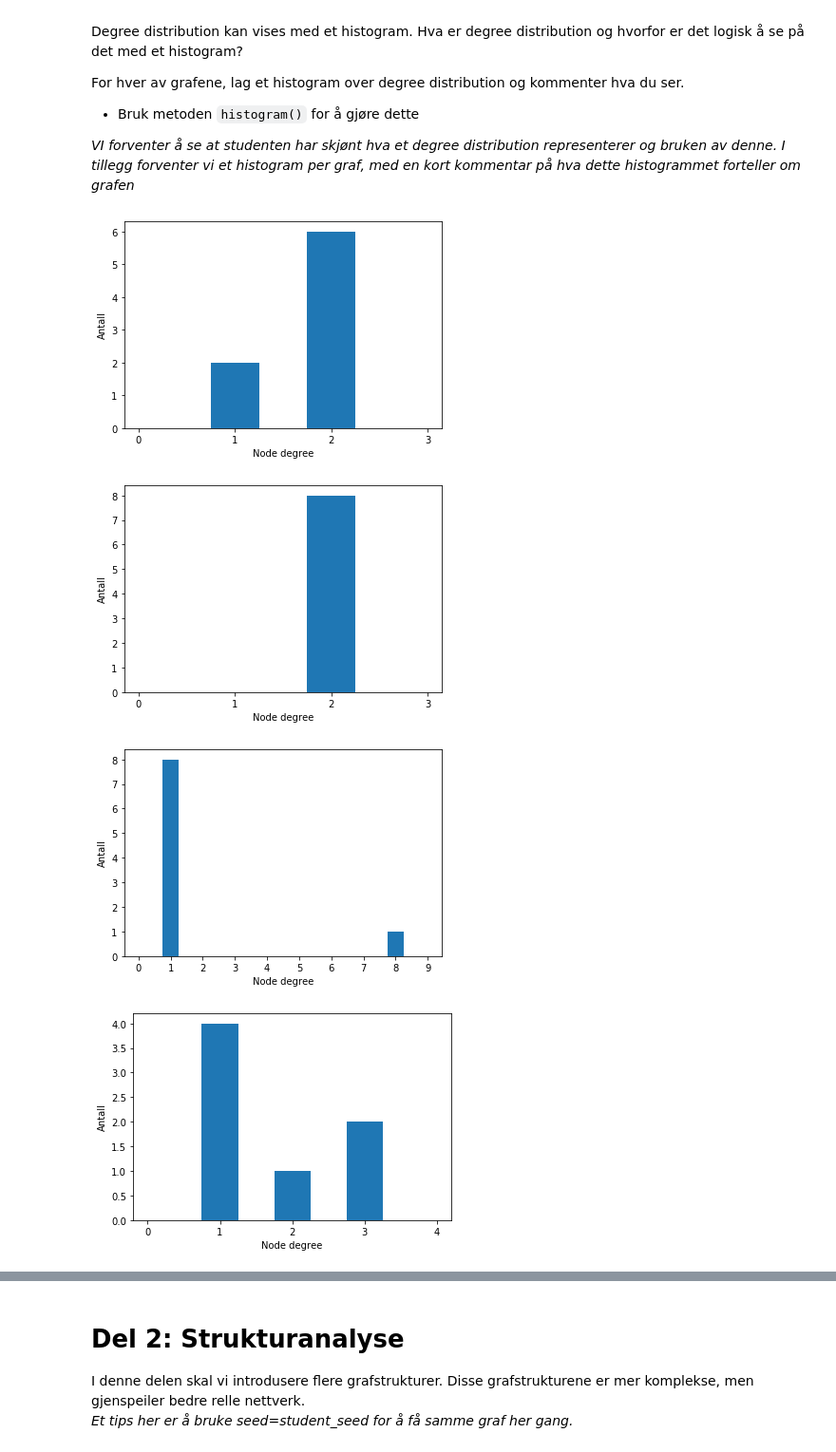
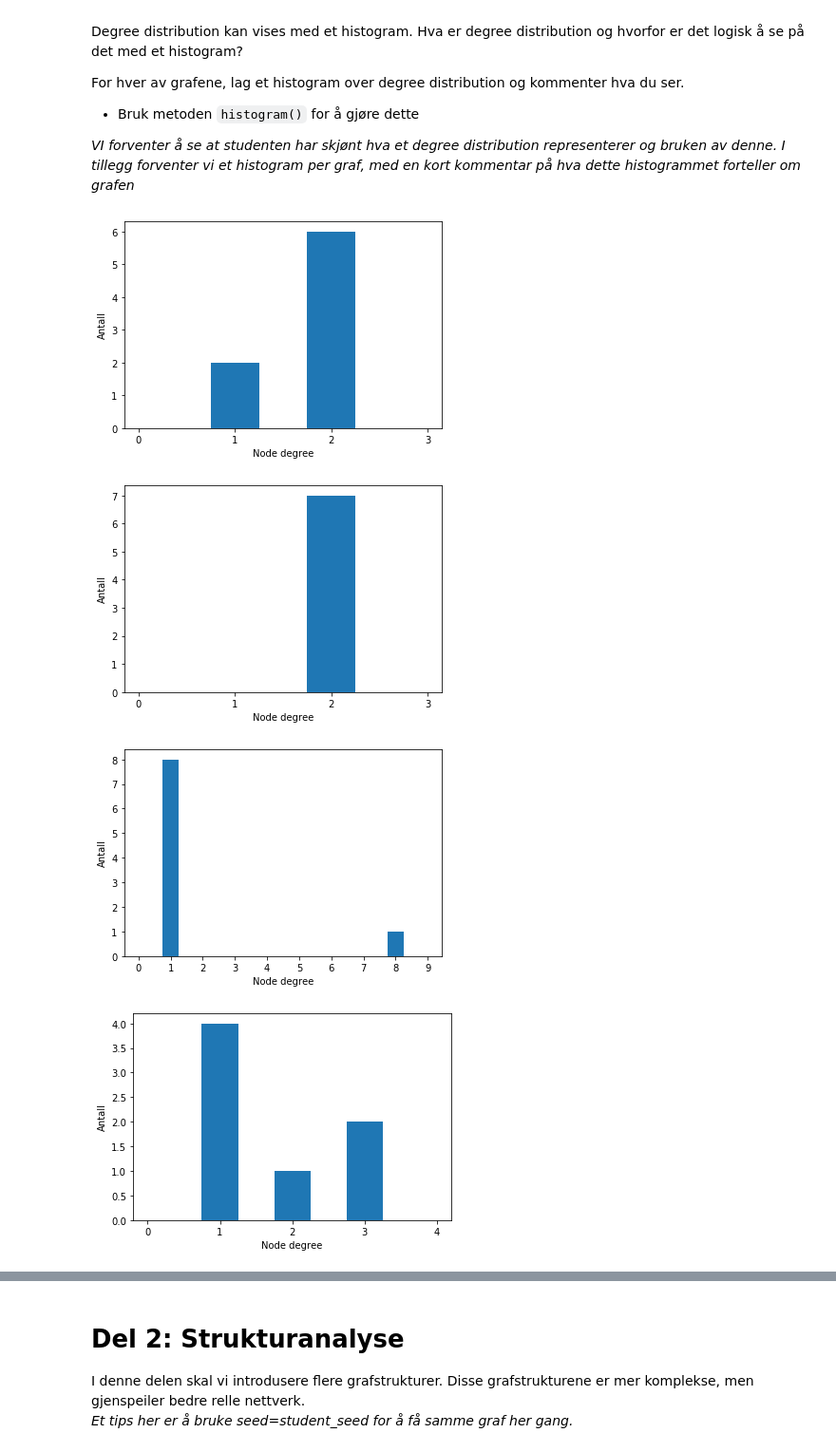
Before and after one commit to CzternastyHembre/Sikrob, a Jupyter notebook: Oving 3/Oving3-revidert-v1.ipynb, the cells around one changed output, grey strips where cells are left out. Shown at 95% size. Cells and saved outputs as stored; diff of their text form; code cells hidden in the pictures.

```diff
--- a/Oving 3/Oving3-revidert-v1.ipynb
+++ b/Oving 3/Oving3-revidert-v1.ipynb
@@ -1312,13 +1361,13 @@ For hver av grafene, lag et histogram over degree distribution og kommenter hva
 # %%
 #Lag alle histogrammene under
 BussGraph(8).histogram()
-RingGraph(8).histogram()
+RingGraph(7).histogram()
 StarGraph(8).histogram()
 TreeGraph(2,2).histogram()
 MeshGraph(8).histogram();
 # %% [output]
 [figure]
-[figure, old version]
+[figure, new version]
 [figure]
 [figure]
 [figure]
```
Also changed, not shown: parts of 6 cells of this notebook.
